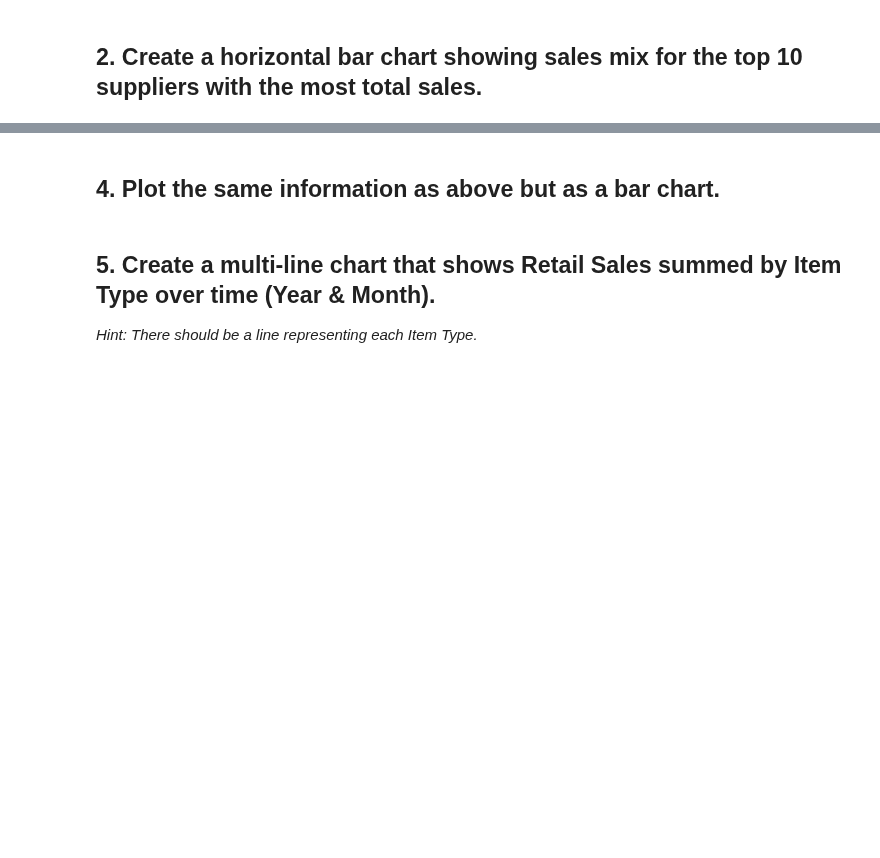
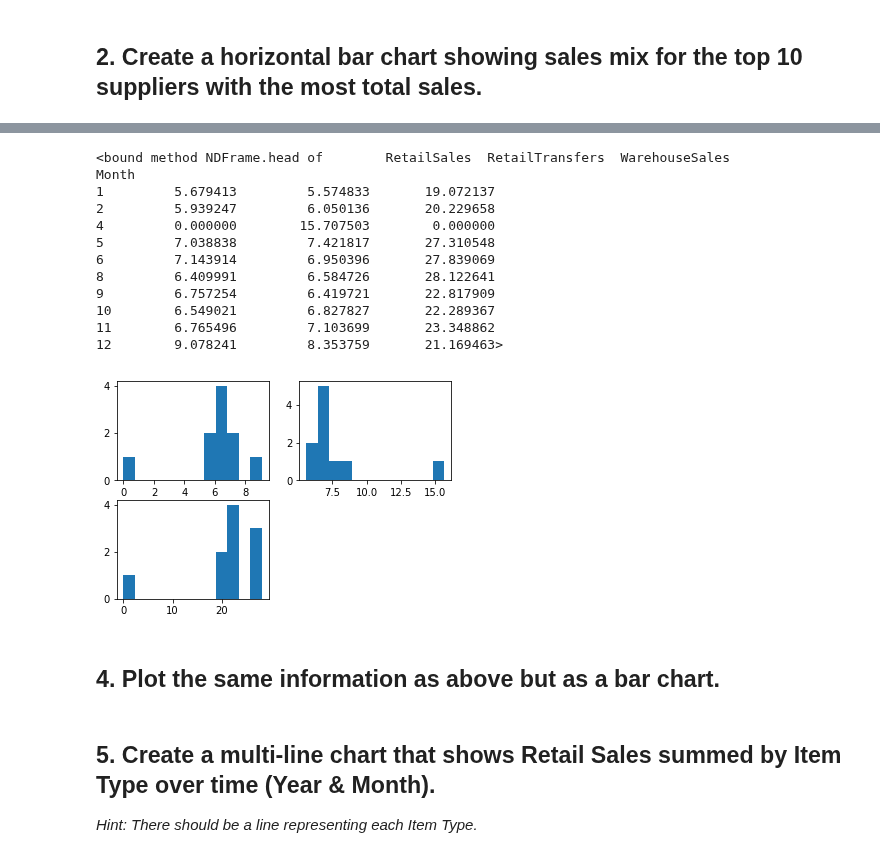
Before and after one commit to davidlafuentem/data-labs, a Jupyter notebook: module-2/lab-plotting-multiple-data-series/your-code/main.ipynb, the cells around one changed output, grey strips where cells are left out. Saved outputs shown, nothing was run; the diff lists cells and outputs as text; code cells hidden in the pictures; blank space fills up the shorter version.

```diff
--- a/module-2/lab-plotting-multiple-data-series/your-code/main.ipynb
+++ b/module-2/lab-plotting-multiple-data-series/your-code/main.ipynb
@@ -46,3 +50,29 @@ data.groupby('ItemType').agg({'RetailSales':sum, 'RetailTransfers':sum, 'Warehou
+# %%
+data_months = data.groupby('Month').agg({'RetailSales':'mean', 'RetailTransfers':'mean', 'WarehouseSales':'mean'})
+
+
+
+plt.subplot(2,2,1), plt.hist(data_months.RetailSales,bins=12)
+
+plt.subplot(2,2,2), plt.hist(data_months.RetailTransfers,bins=12)
+
+plt.subplot(2,2,3), plt.hist(data_months.WarehouseSales,bins=12)
+
+data_months.head
+# %% [output]
+<bound method NDFrame.head of        RetailSales  RetailTransfers  WarehouseSales
+Month
+1         5.679413         5.574833       19.072137
+2         5.939247         6.050136       20.229658
+4         0.000000        15.707503        0.000000
+5         7.038838         7.421817       27.310548
+6         7.143914         6.950396       27.839069
+8         6.409991         6.584726       28.122641
+9         6.757254         6.419721       22.817909
+10        6.549021         6.827827       22.289367
+11        6.765496         7.103699       23.348862
+12        9.078241         8.353759       21.169463>
+[figure, added]
 # %% [markdown]
 ## 4. Plot the same information as above but as a bar chart.
 # %% [markdown]
```
Also changed, not shown: parts of 4 cells of this notebook.
